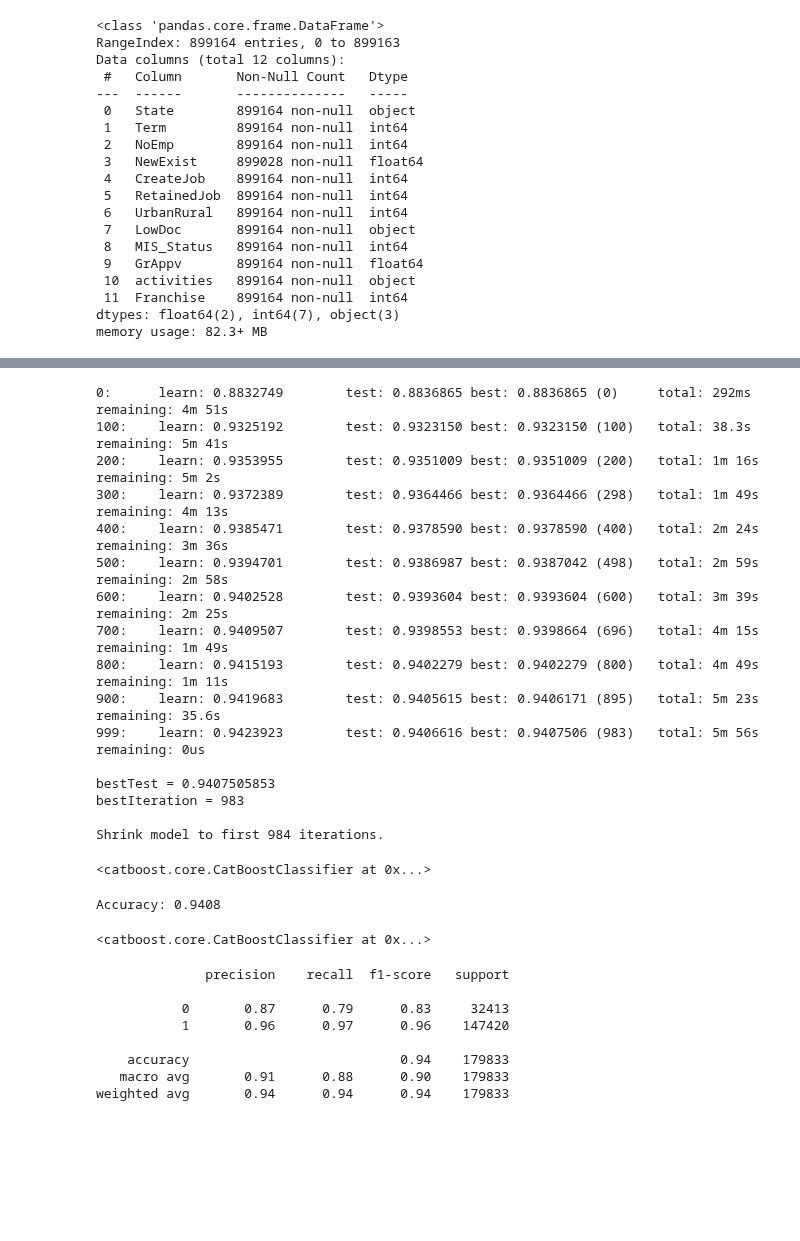
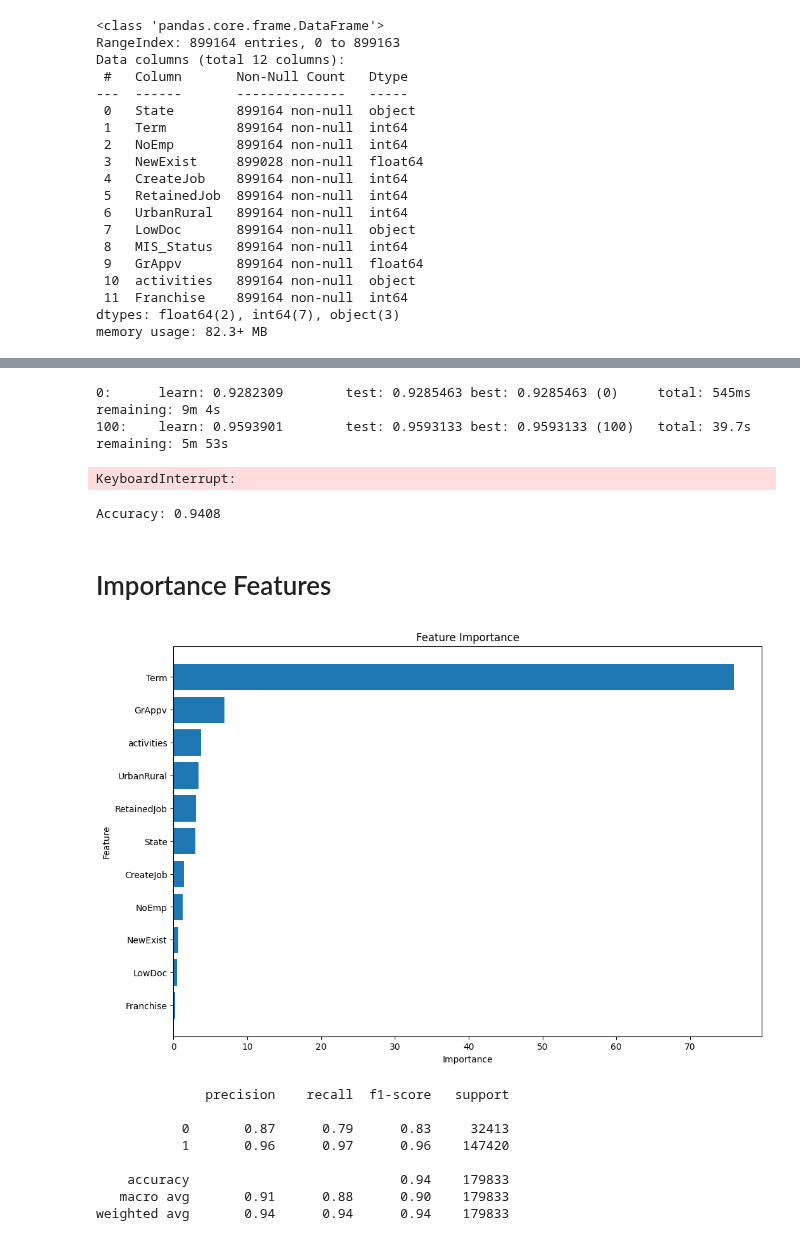
Before and after one commit to MichAdebayo/brief-loan-prediction, a Jupyter notebook: Catboost.ipynb, the cells around one changed output, grey strips where cells are left out. Saved outputs shown, nothing was run; the diff lists cells and outputs as text; code cells hidden in the pictures; blank space fills up the shorter version.

```diff
--- a/Catboost.ipynb
+++ b/Catboost.ipynb
@@ -77,7 +146,7 @@ model = CatBoostClassifier(
     learning_rate=0.1,
     depth=6,
     loss_function='Logloss',
-    eval_metric='Accuracy',
+    eval_metric='F1',
     verbose=100
 )
 # %%
@@ -98,23 +167,9 @@ test_pool = Pool(X_test, y_test, cat_features=categorical_features_indices)
 # Entraînement
 model.fit(train_pool, eval_set=test_pool, early_stopping_rounds=50)
 # %% [output]
-0:      learn: 0.8832749        test: 0.8836865 best: 0.8836865 (0)     total: 292ms    remaining: 4m 51s
-100:    learn: 0.9325192        test: 0.9323150 best: 0.9323150 (100)   total: 38.3s    remaining: 5m 41s
-200:    learn: 0.9353955        test: 0.9351009 best: 0.9351009 (200)   total: 1m 16s   remaining: 5m 2s
-300:    learn: 0.9372389        test: 0.9364466 best: 0.9364466 (298)   total: 1m 49s   remaining: 4m 13s
-400:    learn: 0.9385471        test: 0.9378590 best: 0.9378590 (400)   total: 2m 24s   remaining: 3m 36s
-500:    learn: 0.9394701        test: 0.9386987 best: 0.9387042 (498)   total: 2m 59s   remaining: 2m 58s
-600:    learn: 0.9402528        test: 0.9393604 best: 0.9393604 (600)   total: 3m 39s   remaining: 2m 25s
-700:    learn: 0.9409507        test: 0.9398553 best: 0.9398664 (696)   total: 4m 15s   remaining: 1m 49s
-800:    learn: 0.9415193        test: 0.9402279 best: 0.9402279 (800)   total: 4m 49s   remaining: 1m 11s
-900:    learn: 0.9419683        test: 0.9405615 best: 0.9406171 (895)   total: 5m 23s   remaining: 35.6s
-999:    learn: 0.9423923        test: 0.9406616 best: 0.9407506 (983)   total: 5m 56s   remaining: 0us
-
-bestTest = 0.9407505853
-bestIteration = 983
-
-Shrink model to first 984 iterations.
+0:      learn: 0.9282309        test: 0.9285463 best: 0.9285463 (0)     total: 545ms    remaining: 9m 4s
+100:    learn: 0.9593901        test: 0.9593133 best: 0.9593133 (100)   total: 39.7s    remaining: 5m 53s
-<catboost.core.CatBoostClassifier at 0x...>
+KeyboardInterrupt:
 # %%
 # Prédire sur l'ensemble de test
 y_pred = model.predict(X_test)
@@ -124,15 +179,39 @@ accuracy = accuracy_score(y_test, y_pred)
 print(f'Accuracy: {accuracy:.4f}')
 # %% [output]
 Accuracy: 0.9408
+# %% [markdown]
+# Importance Features
+# %%
+# Get feature importance
+feature_importances = model.get_feature_importance(train_pool)
+feature_names = X.columns
+
+# Create a DataFrame for better visualization
+feature_importance_df = pd.DataFrame({
+    'Feature': feature_names,
+    'Importance': feature_importances
+})
+
+# Sort by importance
+feature_importance_df = feature_importance_df.sort_values(by='Importance', ascending=False)
+
+# Plot feature importance
+plt.figure(figsize=(12, 8))
+plt.barh(feature_importance_df['Feature'], feature_importance_df['Importance'])
+plt.xlabel('Importance')
+plt.ylabel('Feature')
+plt.title('Feature Importance')
+plt.gca().invert_yaxis()
+plt.show()
+# %% [output]
+[figure, added]
 # %%
 # Sauvegarder le modèle
 model.save_model('catboost_model.cbm')
 # %%
 # Charger le modèle
 from_file = CatBoostClassifier()
-from_file.load_model('catboost_model.cbm')
+model_test = from_file.load_model('catboost_model.cbm')
-# %% [output]
-<catboost.core.CatBoostClassifier at 0x...>
 # %%
 report = classification_report(y_test, y_pred)
 print(report)
```
Also changed, not shown: parts of 12 cells of this notebook, 10 other files.
